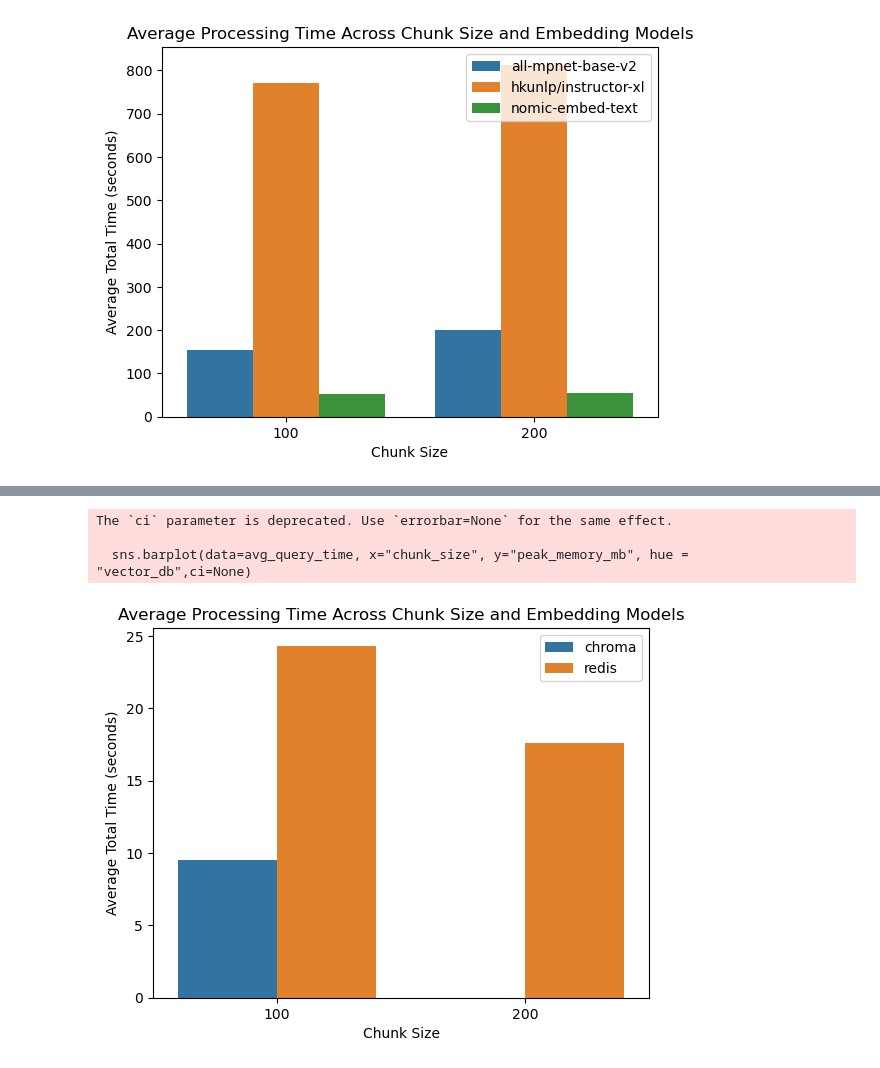
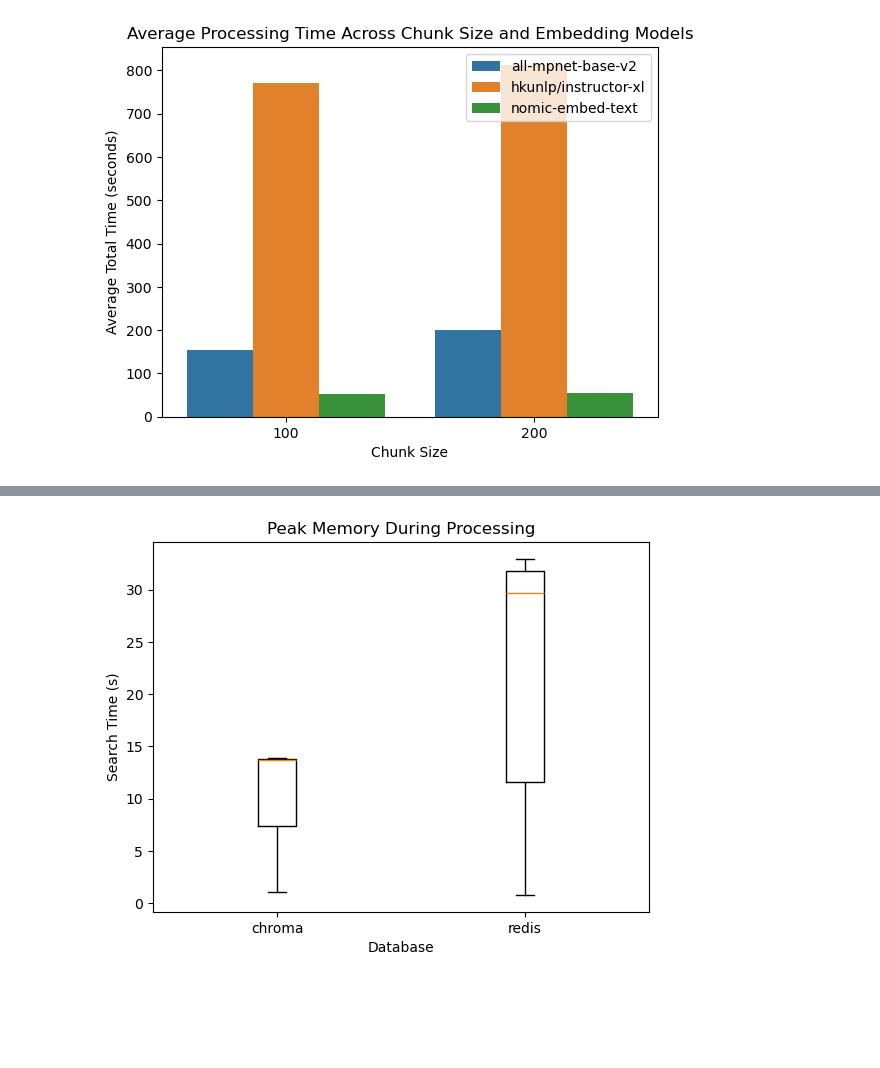
Before and after one commit to mmikanguyen/practical02, a Jupyter notebook: practical02_viz.ipynb, the cells around one changed output, grey strips where cells are left out. Cells and saved outputs as stored; diff of their text form; code cells hidden in the pictures; blank space fills up the shorter version.

```diff
--- a/practical02_viz.ipynb
+++ b/practical02_viz.ipynb
@@ -128,13 +129,19 @@ The `ci` parameter is deprecated. Use `errorbar=None` for the same effect.
+# %%
+## 1. Boxplot: Query Time Distribution by Database
+dbs = proc_df["vector_db"].unique()
+data = [proc_df[proc_df["vector_db"] == db]["peak_memory_mb"].dropna() for db in dbs]
+plt.boxplot(data, labels=dbs)
+plt.title("Peak Memory During Processing")
+plt.xlabel("Database")
+plt.ylabel("Search Time (s)")
+plt.show()
+# %% [output]
+[figure, added]
 # %%
-avg_query_time = proc_df.groupby(["chunk_size", "vector_db"])["peak_memory_mb"].mean().reset_index()
+avg_query_time = proc_df.groupby(["peak_memory_mb", "vector_db"])["peak_memory_mb"].mean().reset_index()
 sns.barplot(data=avg_query_time, x="chunk_size", y="peak_memory_mb", hue = "vector_db",ci=None)
 plt.title("Average Processing Time Across Chunk Size and Embedding Models")
 plt.xlabel("Chunk Size")
 plt.ylabel("Average Total Time (seconds)")
 plt.legend(title="")
 plt.show()
-# %% [output]
-The `ci` parameter is deprecated. Use `errorbar=None` for the same effect.
-
-  sns.barplot(data=avg_query_time, x="chunk_size", y="peak_memory_mb", hue = "vector_db",ci=None)
-[figure, removed]
```
Also changed, not shown: parts of 4 cells of this notebook.
